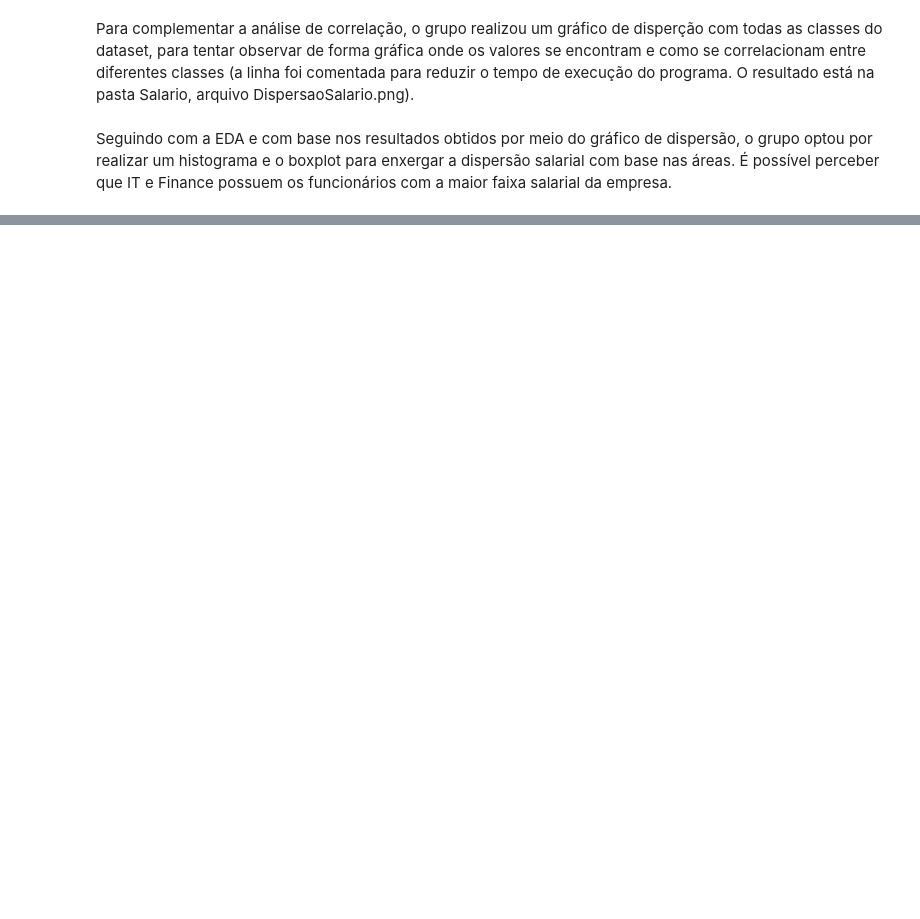
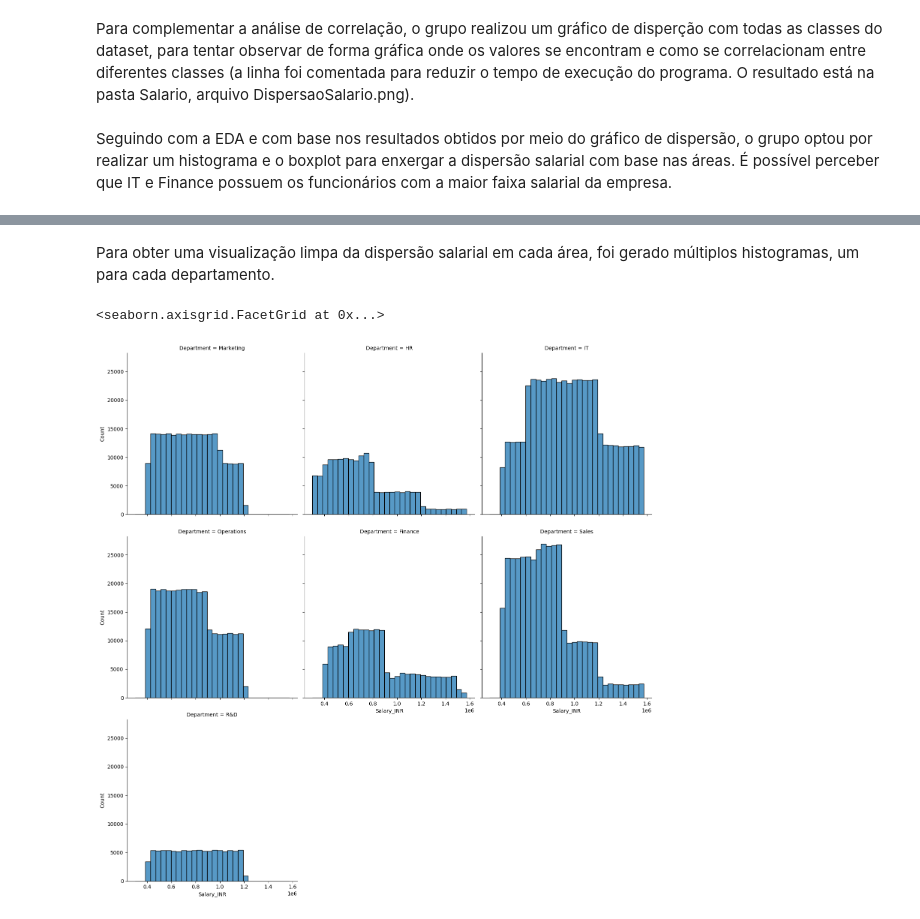
Before and after one commit to EngSoftwareABL/ProjetoAC2_ReconhecimentoPadr-es, a Jupyter notebook: Dataset_Salario.ipynb, the cells around one changed output, grey strips where cells are left out. Cells and saved outputs as stored; diff of their text form; code cells hidden in the pictures; blank space fills up the shorter version.

```diff
--- a/Dataset_Salario.ipynb
+++ b/Dataset_Salario.ipynb
@@ -83,7 +146,7 @@ df_corr.corr(numeric_only=True).style.background_gradient(cmap= 'Blues')
 # %% [markdown]
 Para complementar a análise de correlação, o grupo realizou um gráfico de disperção com todas as classes do dataset, para tentar observar de forma gráfica onde os valores se encontram e como se correlacionam entre diferentes classes (a linha foi comentada para reduzir o tempo de execução do programa. O resultado está na pasta Salario, arquivo DispersaoSalario.png).
 # %%
-df_splot = df_corr[['Performance_Rating', 'Experience_Years', 'Salary_INR',	'WorkMode_Num',	'Status_Num', 'Department']]
+df_splot = df_corr[['Performance_Rating', 'Experience_Years', 'Salary_INR',	'WorkMode_Num',	'Status_Num', 'Department' , 'Location']]
 #sns.pairplot(df_splot, hue='Department', height=3.5, diag_kind='hist')
 # %% [markdown]
 Seguindo com a EDA e com base nos resultados obtidos por meio do gráfico de dispersão, o grupo optou por realizar um histograma e o boxplot para enxergar a dispersão salarial com base nas áreas. É possível perceber que IT e Finance possuem os funcionários com a maior faixa salarial da empresa.
@@ -91,0 +158,7 @@ sns.histplot(data=df_splot, x="Salary_INR", hue="Department")
+# %% [markdown]
+Para obter uma visualização limpa da dispersão salarial em cada área, foi gerado múltiplos histogramas, um para cada departamento.
+# %%
+sns.displot(data=df_splot, x="Salary_INR", col="Department", col_wrap=3, kind="hist", bins=30)
+# %% [output]
+<seaborn.axisgrid.FacetGrid at 0x...>
+[figure, added]
```
Also changed, not shown: parts of 11 cells of this notebook.
